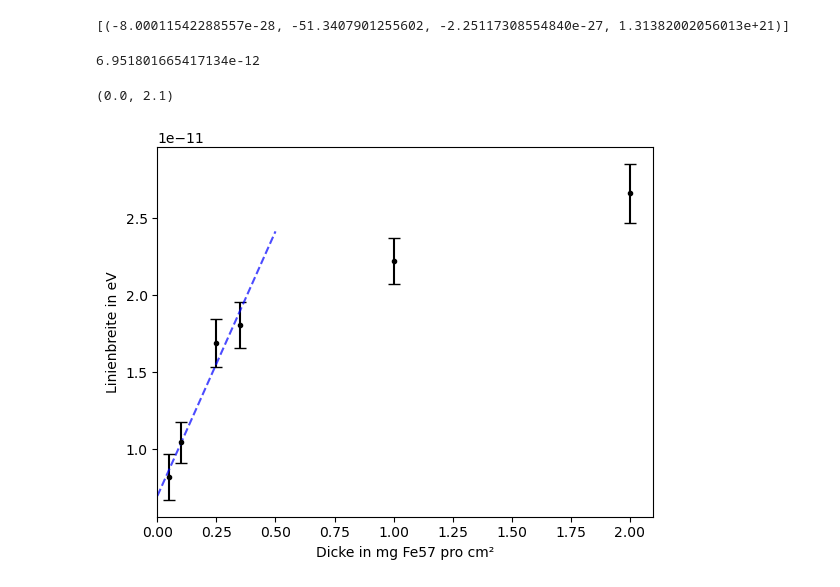
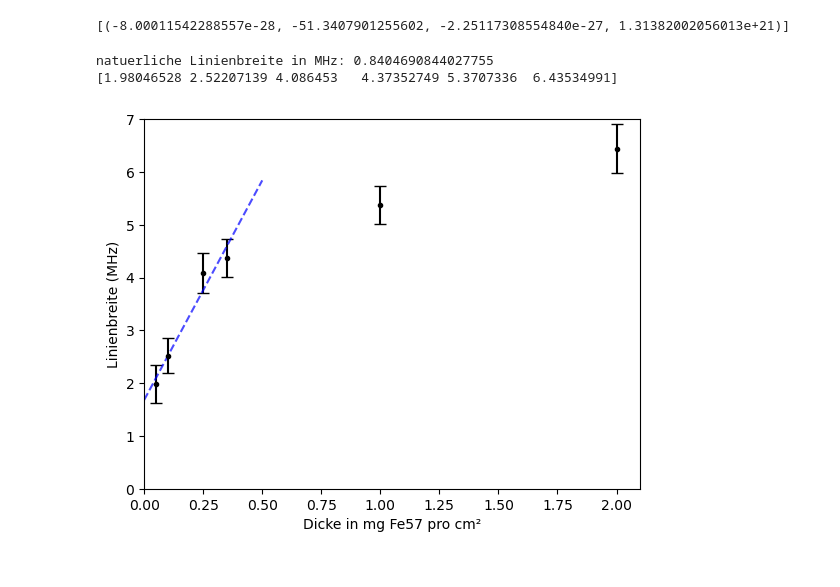
Before and after one commit to Svuem/EXP11, a Jupyter notebook: Code.ipynb, the cells around one changed output. Drawn from its saved outputs; the diff is of its cells as text; code cells hidden in the pictures.

```diff
--- a/Code.ipynb
+++ b/Code.ipynb
@@ -93,25 +93,34 @@ print(lsg)
 # %% [output]
 [(-8.00011542288557e-28, -51.3407901255602, -2.25117308554840e-27, 1.31382002056013e+21)]
 # %%
-E_0=14.41
+E_0=14.41*10**3
 dicke_in_mg_Fe57_pro_mm2 = [0.05, 0.1, 0.25, 0.35, 1, 2]
 linienbreiten = [0.1704, 0.217, 0.3516, 0.3763, 0.4621, 0.5537]
 linienbreiten_err = [0.02613, 0.02152, 0.02188, 0.01976, 0.01754, 0.0234]
 linienbreiten = E_0*np.array(linienbreiten)*10**(-3)/c
 linienbreiten_err = E_0*np.array(linienbreiten_err)*10**(-3)/c
 linienbreiten_err= np.array(linienbreiten_err) + 0.03*np.array(linienbreiten)
-planck_h = 4.135667696 e-15 # eV s
+planck_h = 4.135667696*10**-15 # eV s
+linienbreiten= linienbreiten/planck_h
+linienbreiten_err= linienbreiten_err/planck_h
+
+# Konversion der Linienbreiten von Hz in MHz
+linienbreiten = linienbreiten*10**(-6)
+linienbreiten_err = linienbreiten_err*10**(-6)
 # %%
 fig, ax = plt.subplots()
 ax.errorbar(dicke_in_mg_Fe57_pro_mm2, linienbreiten, yerr=linienbreiten_err, fmt='.k', capsize = 4)
 ax.set_xlabel('Dicke in mg Fe57 pro cm²')
-ax.set_ylabel('Linienbreite in eV')
+ax.set_ylabel('Linienbreite (MHz)')
 popt, pcov = curve_fit(linear, dicke_in_mg_Fe57_pro_mm2[:4], linienbreiten[:4], p0 = [1,1])
 dummy_dicke = np.linspace(0, 0.5, 100)
 ax.plot(dummy_dicke, linear(dummy_dicke, *popt), 'b--', label='linearer fit', alpha=0.7)
-print(linear(0, *popt))
 ax.set_xlim(0, 2.1)
+ax.set_ylim(0, 7)
+
+print(f'natuerliche Linienbreite in MHz: {linear(0, *popt)/2}')
+print(linienbreiten)
 # %% [output]
-6.951801665417134e-12
+natuerliche Linienbreite in MHz: 0.8404690844027755
+[1.98046528 2.52207139 4.086453   4.37352749 5.3707336  6.43534991]
-(0.0, 2.1)
-[figure, old version]
+[figure, new version]
```
Also changed, not shown: parts of 2 cells of this notebook.
